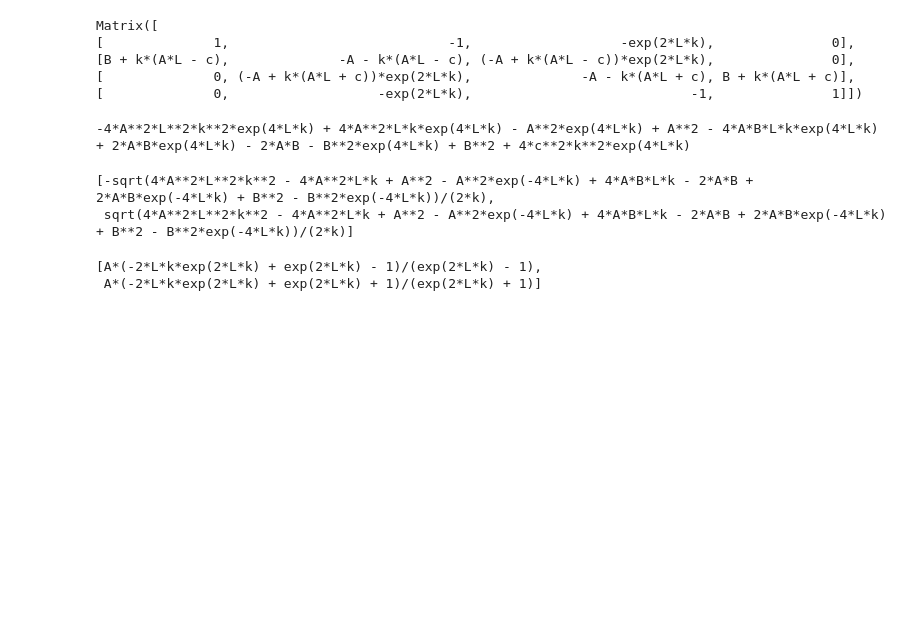
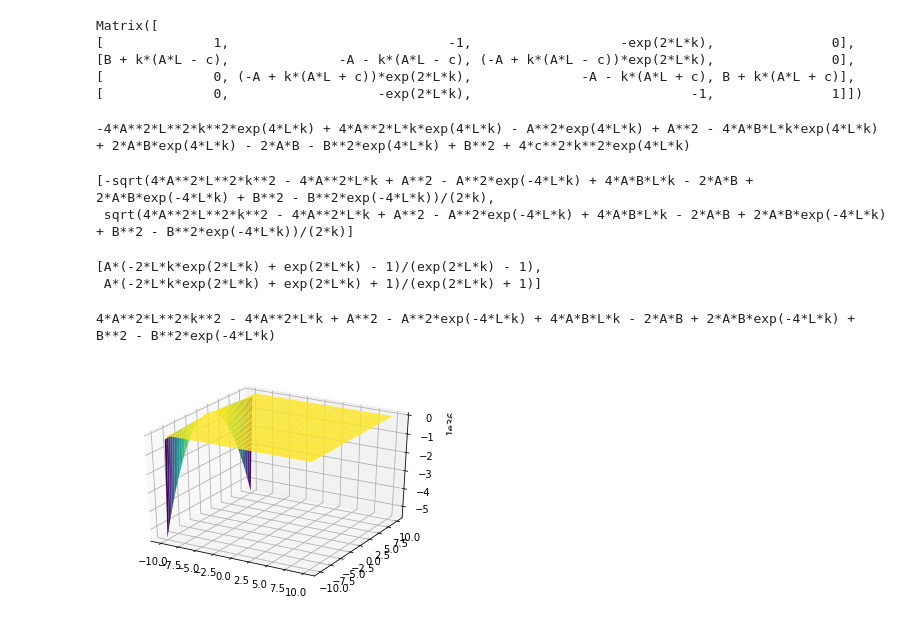
Before and after one commit to tyfolino/GFD, a Jupyter notebook: GFD/problem_66.ipynb, the cells around one changed output. Drawn from its saved outputs; the diff is of its cells as text; code cells hidden in the pictures; blank space fills up the shorter version.

```diff
--- a/GFD/problem_66.ipynb
+++ b/GFD/problem_66.ipynb
@@ -43,3 +35,16 @@ solve(func,B)
 # %% [output]
 [A*(-2*L*k*exp(2*L*k) + exp(2*L*k) - 1)/(exp(2*L*k) - 1),
  A*(-2*L*k*exp(2*L*k) + exp(2*L*k) + 1)/(exp(2*L*k) + 1)]
+# %%
+x_func
+# %% [output]
+4*A**2*L**2*k**2 - 4*A**2*L*k + A**2 - A**2*exp(-4*L*k) + 4*A*B*L*k - 2*A*B + 2*A*B*exp(-4*L*k) + B**2 - B**2*exp(-4*L*k)
+# %%
+bigger_than_B = A *(1+E**(-2*x))
+# %%
+to_plot = x_func.subs(B,bigger_than_B)
+to_plot2 = to_plot.subs(A,y)
+# %%
+plot = plot3d(to_plot2)
+# %% [output]
+[figure, added]
```
Also changed, not shown: parts of 2 cells of this notebook, 2 other files.
